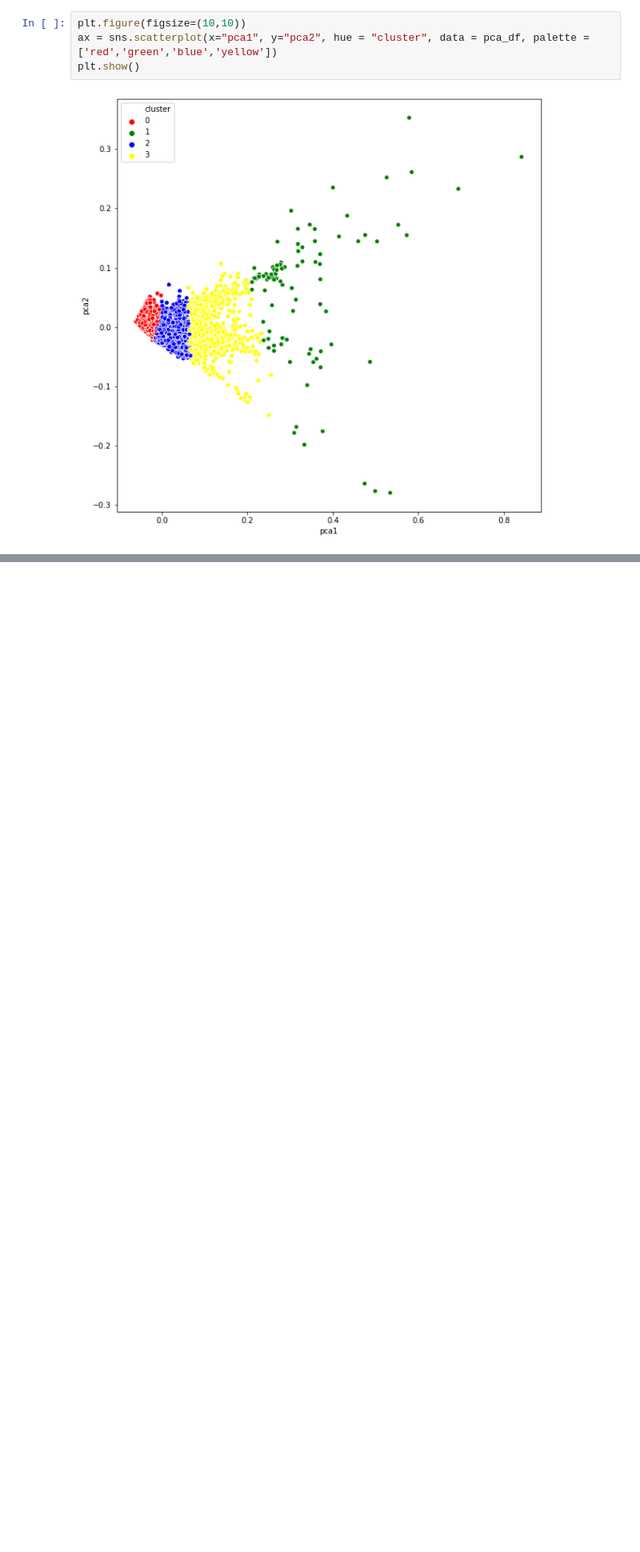
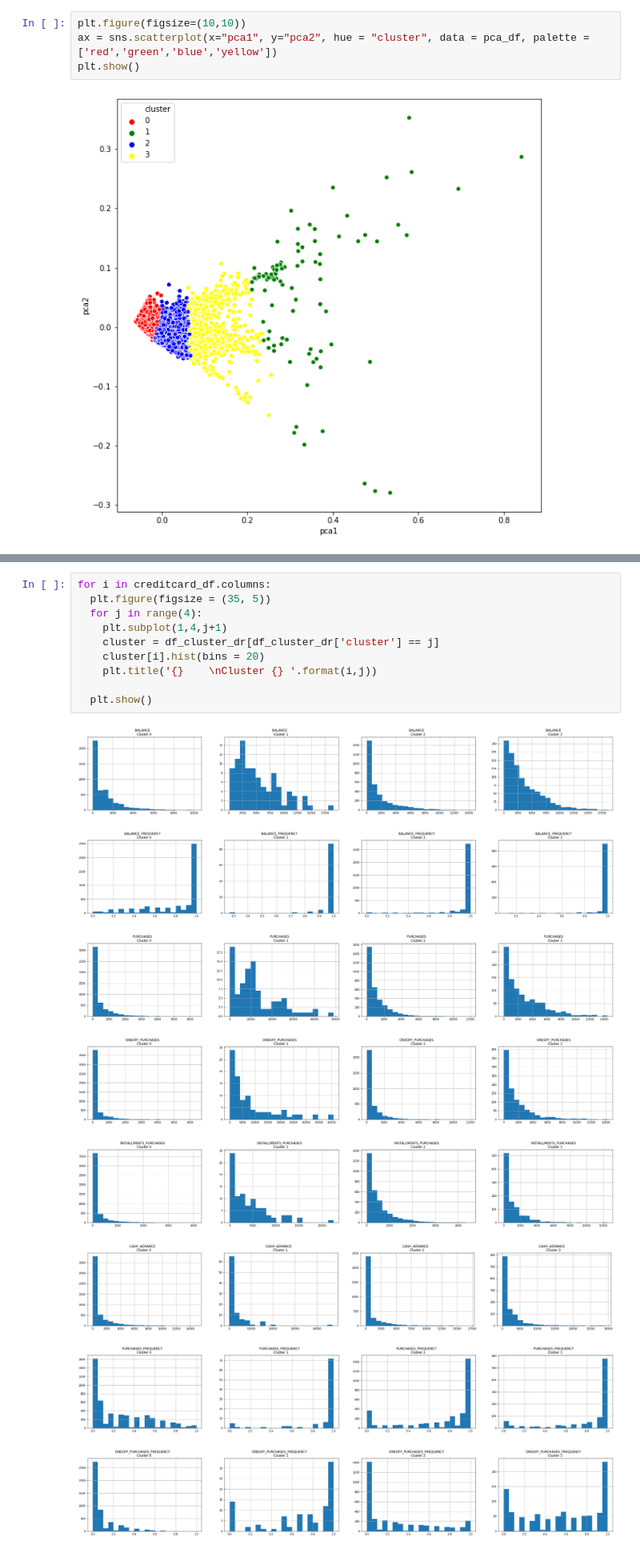
Before and after one commit to Panostam/Marketing_Department_Clustering_Project, a Jupyter notebook: Marketing_Department_Clustering_Project.ipynb, the cells around one changed output, grey strips where cells are left out. Shown at 80% size. Drawn from its saved outputs; the diff is of its cells as text; blank space fills up the shorter version.

```diff
--- a/Marketing_Department_Clustering_Project.ipynb
+++ b/Marketing_Department_Clustering_Project.ipynb
@@ -437,0 +479,19 @@ plt.show()
+# %%
+for i in creditcard_df.columns:
+  plt.figure(figsize = (35, 5))
+  for j in range(4):
+    plt.subplot(1,4,j+1)
+    cluster = df_cluster_dr[df_cluster_dr['cluster'] == j]
+    cluster[i].hist(bins = 20)
+    plt.title('{}    \nCluster {} '.format(i,j))
+
+  plt.show()
+# %% [output]
+[figure, added]
+[figure, added]
+[figure, added]
+[figure, added]
+[figure, added]
+[figure, added]
+[figure, added]
+[figure, added]
```
Also changed, not shown: parts of 8 cells of this notebook.
